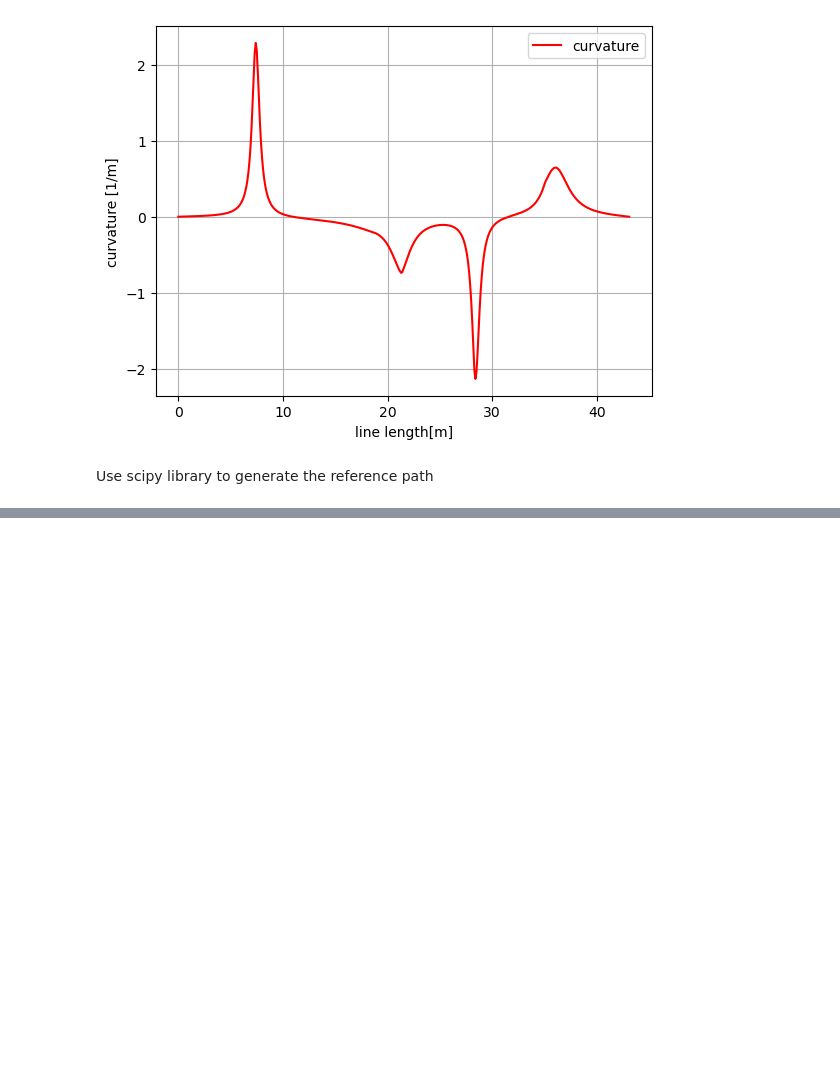
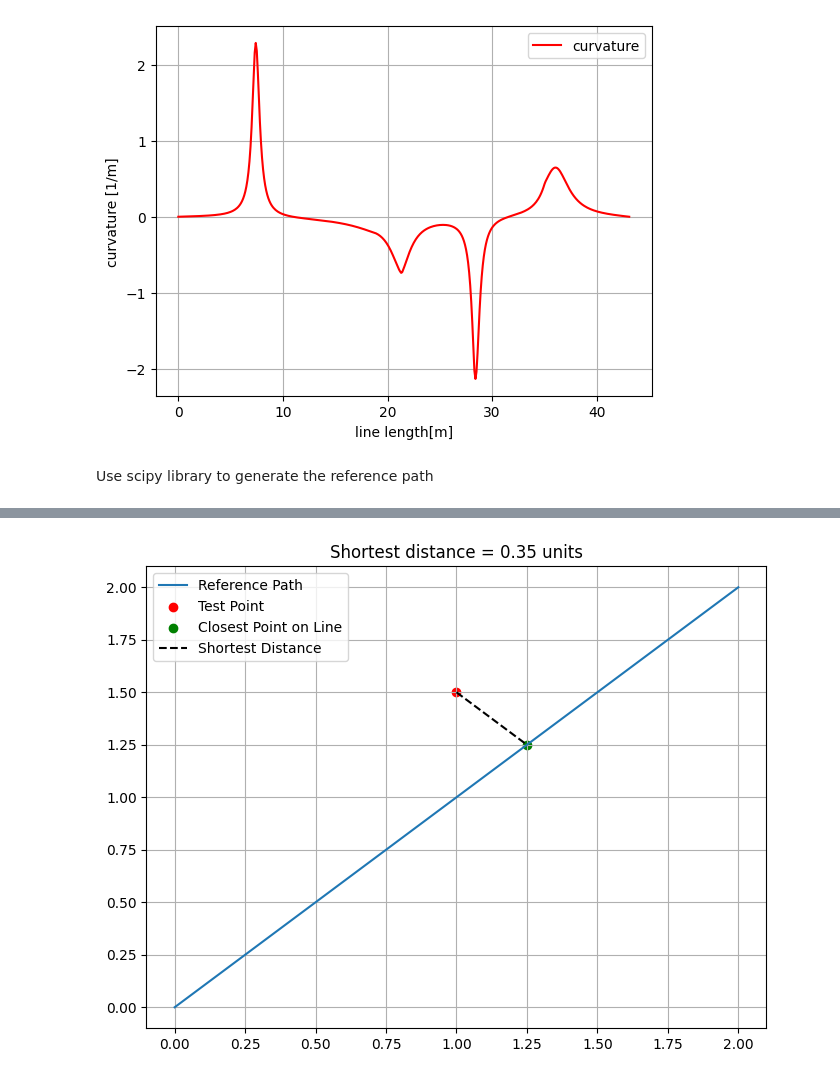
Before and after one commit to SpartanTan/RL-everything, a Jupyter notebook: torh_tutorial/lattic_planner.ipynb, the cells around one changed output, grey strips where cells are left out. Drawn from its saved outputs; the diff is of its cells as text; code cells hidden in the pictures; blank space fills up the shorter version.

```diff
--- a/torh_tutorial/lattic_planner.ipynb
+++ b/torh_tutorial/lattic_planner.ipynb
@@ -1090,0 +1201,50 @@ plt.show()
+# %%
+import numpy as np
+import matplotlib.pyplot as plt
+from shapely.geometry import Point, LineString
+
+# Define the start and end points
+start = np.array([0.0, 0.0])
+end = np.array([2.0, 2.0])
+
+# Number of points in the reference path
+N = 50
+
+# Generate the reference path
+ref_path = np.linspace(start, end, N)
+
+def find_closest_point_on_line(point, ref_path):
+    # Create LineString object from reference path
+    line = LineString(ref_path)
+
+    # Create Point object from input point
+    p = Point(point)
+
+    # Find the closest point on the line
+    closest_point_on_line = line.interpolate(line.project(p))
+
+    # Calculate the distance to the closest point
+    distance = p.distance(closest_point_on_line)
+
+    return closest_point_on_line, distance
+
+test_point = np.array([1.0, 1.5])
+
+# Find the closest point on the reference path to the test point
+closest_point, distance = find_closest_point_on_line(test_point, ref_path)
+
+# Convert the closest_point to a numpy array
+closest_point_array = np.array(closest_point.coords)[0]
+
+# Plot the reference path, test point, and closest point
+plt.figure(figsize=(8, 6))
+plt.plot(ref_path[:, 0], ref_path[:, 1], label='Reference Path')
+plt.scatter(*test_point, color='red', label='Test Point')
+plt.scatter(*closest_point_array, color='green', label='Closest Point on Line')
+plt.plot([test_point[0], closest_point_array[0]], [test_point[1], closest_point_array[1]], 'k--', label='Shortest Distance')
+plt.legend()
+plt.grid(True)
+plt.title(f'Shortest distance = {distance:.2f} units')
+plt.show()
+# %% [output]
+[figure, added]
```
Also changed, not shown: parts of 7 cells of this notebook, 1 other file.
